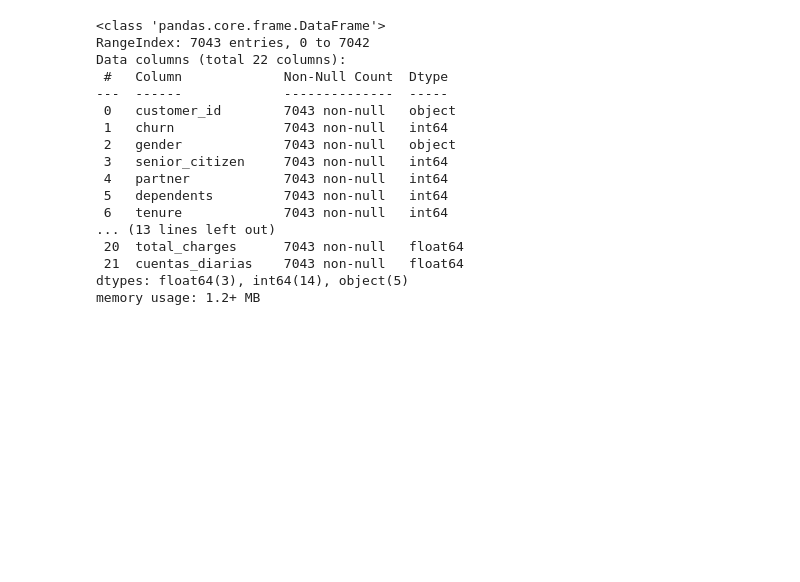
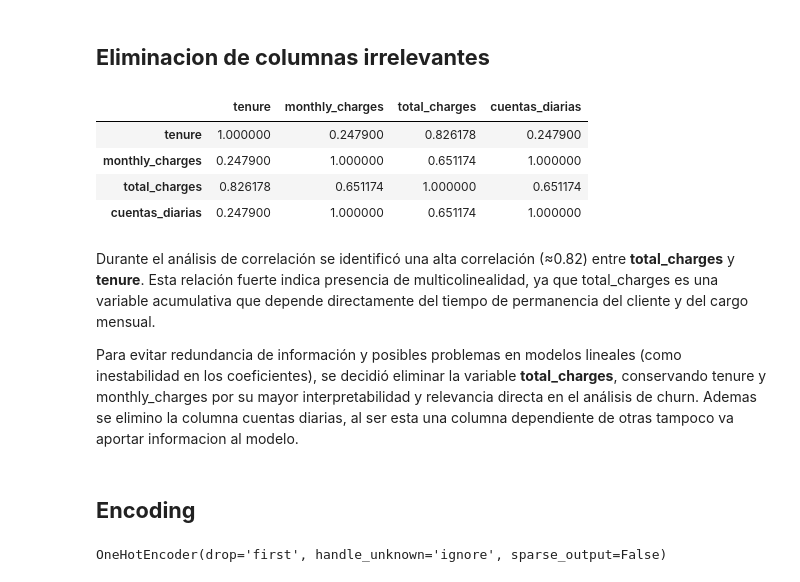
Before and after one commit to ECastro08/challenge_telecomX_2, a Jupyter notebook: Challenge_2_telecomX.ipynb, the cells around one changed output. Cells and saved outputs as stored; diff of their text form; code cells hidden in the pictures; blank space fills up the shorter version.

```diff
--- a/Challenge_2_telecomX.ipynb
+++ b/Challenge_2_telecomX.ipynb
@@ -22,20 +21,16 @@ data.head()
-# %%
-data.info()
-# %% [output]
-<class 'pandas.core.frame.DataFrame'>
-RangeIndex: 7043 entries, 0 to 7042
-Data columns (total 22 columns):
- #   Column             Non-Null Count  Dtype
----  ------             --------------  -----
- 0   customer_id        7043 non-null   object
- 1   churn              7043 non-null   int64
- 2   gender             7043 non-null   object
- 3   senior_citizen     7043 non-null   int64
- 4   partner            7043 non-null   int64
- 5   dependents         7043 non-null   int64
- 6   tenure             7043 non-null   int64
-... (13 lines left out)
- 20  total_charges      7043 non-null   float64
- 21  cuentas_diarias    7043 non-null   float64
-dtypes: float64(3), int64(14), object(5)
-memory usage: 1.2+ MB
+# %% [markdown]
+## **Eliminacion de columnas irrelevantes**
+# %%
+# Analisis de correlacion para mirar una posible multicolinealidad entre variables que podrian ser dependientes entre si
+data[['tenure', 'monthly_charges', 'total_charges', 'cuentas_diarias']].corr()
+# %% [output]
+|  | tenure | monthly_charges | total_charges | cuentas_diarias |
+| tenure | 1.000000 | 0.247900 | 0.826178 | 0.247900 |
+| monthly_charges | 0.247900 | 1.000000 | 0.651174 | 1.000000 |
+| total_charges | 0.826178 | 0.651174 | 1.000000 | 0.651174 |
+| cuentas_diarias | 0.247900 | 1.000000 | 0.651174 | 1.000000 |
+# %% [markdown]
+Durante el análisis de correlación se identificó una alta correlación (≈0.82) entre **total_charges** y **tenure**. Esta relación fuerte indica presencia de multicolinealidad, ya que total_charges es una variable acumulativa que depende directamente del tiempo de permanencia del cliente y del cargo mensual.
+
+Para evitar redundancia de información y posibles problemas en modelos lineales (como inestabilidad en los coeficientes), se decidió eliminar la variable **total_charges**, conservando tenure y monthly_charges por su mayor interpretabilidad y relevancia directa en el análisis de churn.
+Ademas se elimino la columna cuentas diarias, al ser esta una columna dependiente de otras tampoco va aportar informacion al modelo.
@@ -41,0 +42,2 @@ memory usage: 1.2+ MB
+# %% [markdown]
+## **Encoding**
@@ -41,0 +64,4 @@ memory usage: 1.2+ MB
+# %%
+encoder.fit(X_train[categ_columns])
+# %% [output]
+OneHotEncoder(drop='first', handle_unknown='ignore', sparse_output=False)
```
Also changed, not shown: parts of 39 cells of this notebook.
